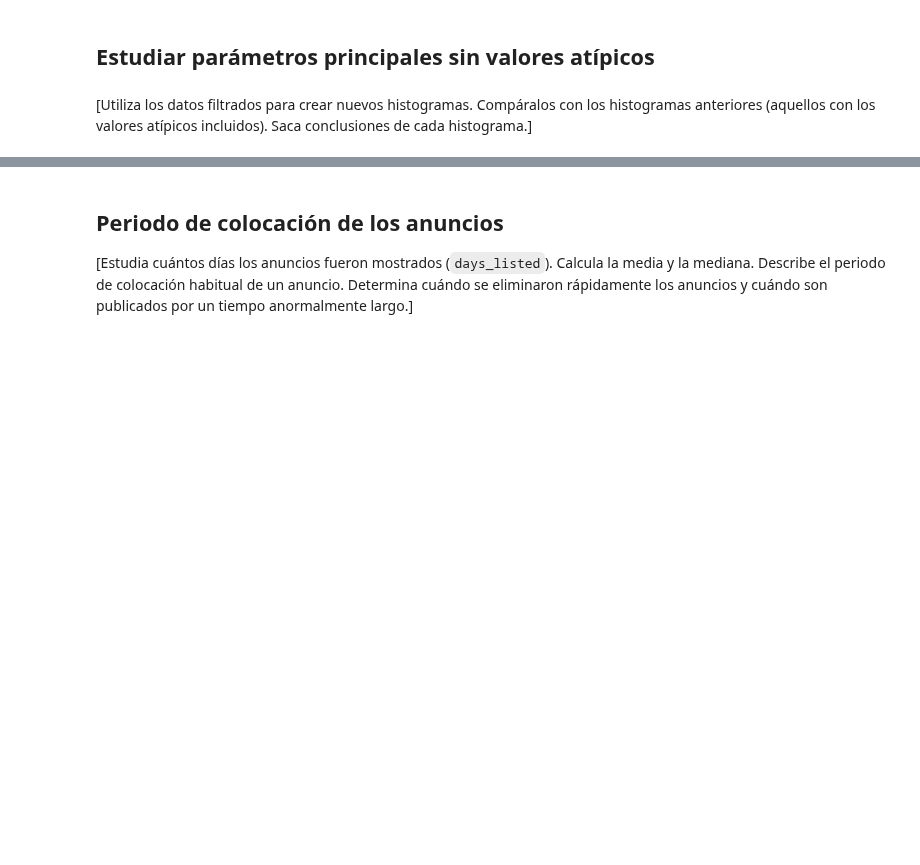
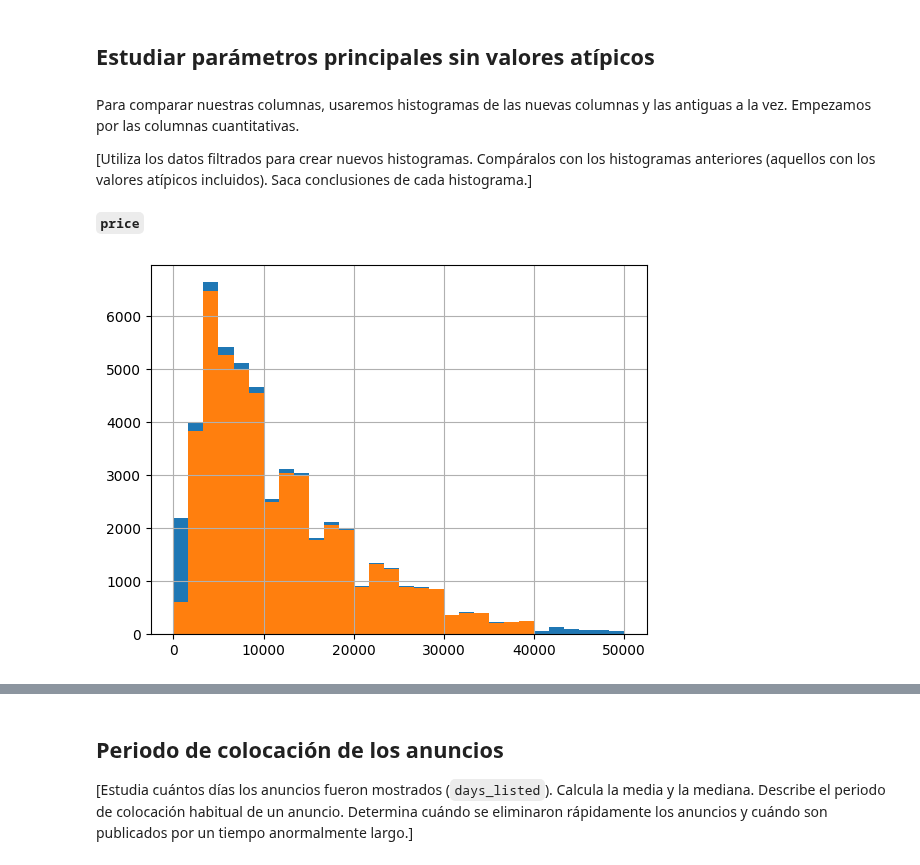
Before and after one commit to ChristianMartinezCaceres/Practicum-portfolio, a Jupyter notebook: 03_vehicle_price_Analysis/vehicle_price_analysis_notebook.ipynb, the cells around one changed output, grey strips where cells are left out. Saved outputs shown, nothing was run; the diff lists cells and outputs as text; code cells hidden in the pictures; blank space fills up the shorter version.

```diff
--- a/03_vehicle_price_Analysis/vehicle_price_analysis_notebook.ipynb
+++ b/03_vehicle_price_Analysis/vehicle_price_analysis_notebook.ipynb
@@ -1137,2 +1162,5 @@ Name: condition, dtype: int64
 # %%
+cars_filtered = cars.query('1000 < price < 40000 and car_age < 30 and odometer < 300000')
+cars_filtered.head()
+
 # Determina los límites inferiores para valores atípicos
@@ -1143,4 +1205,14 @@ Name: condition, dtype: int64
 # %% [markdown]
 ## Estudiar parámetros principales sin valores atípicos
 # %% [markdown]
+Para comparar nuestras columnas, usaremos histogramas de las nuevas columnas y las antiguas a la vez. Empezamos por las columnas cuantitativas.
+
 [Utiliza los datos filtrados para crear nuevos histogramas. Compáralos con los histogramas anteriores (aquellos con los valores atípicos incluidos). Saca conclusiones de cada histograma.]
+# %% [markdown]
+**`price`**
+# %%
+cars['price'].hist(bins=30, range=(0, 50000))
+cars_filtered['price'].hist(bins=30, range=(0, 50000))
+plt.show()
+# %% [output]
+[figure, added]
```
Also changed, not shown: parts of 32 cells of this notebook.
